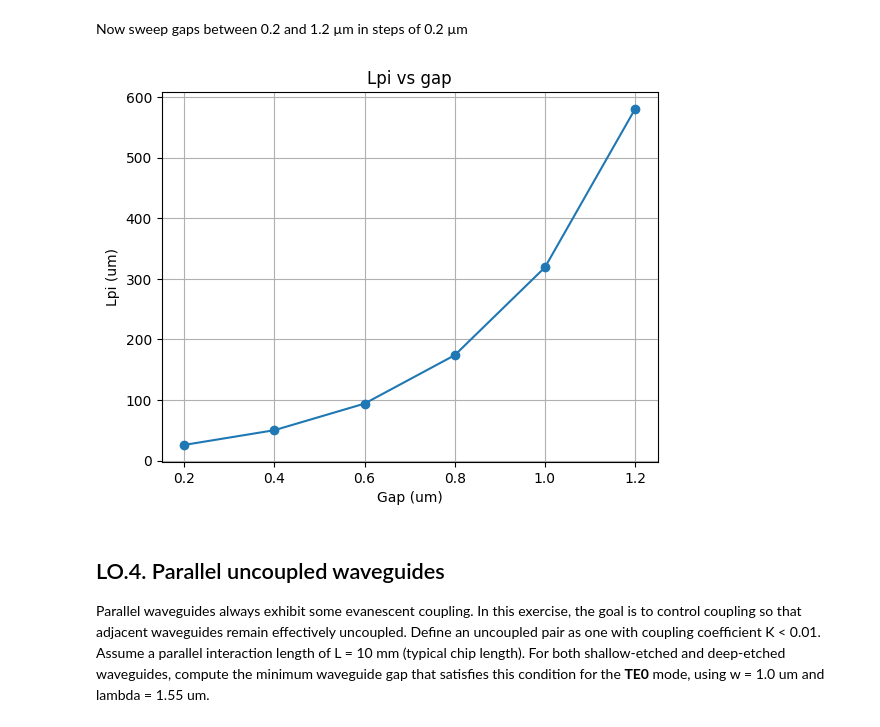
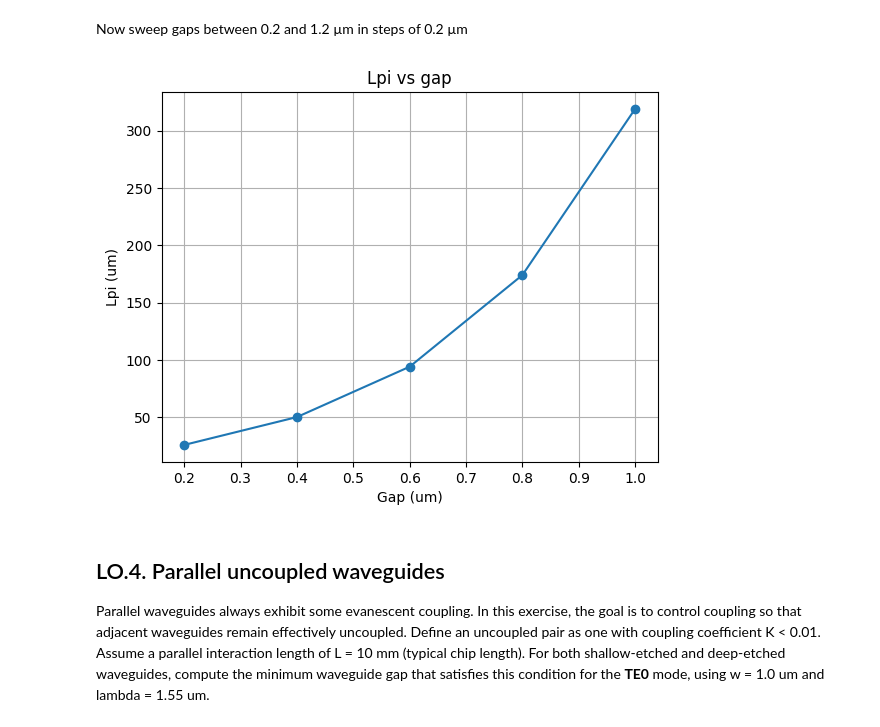
Before and after one commit to EvaristoNicolas/cifoin-lab2, a Jupyter notebook: COUPLERS_Student.ipynb, the cells around one changed output. Cells and saved outputs as stored; diff of their text form; code cells hidden in the pictures.

```diff
--- a/COUPLERS_Student.ipynb
+++ b/COUPLERS_Student.ipynb
@@ -251,34 +253,34 @@ Ratio over OUTs ['0.5000', '0.5000']
 Now sweep gaps between 0.2 and 1.2 µm in steps of 0.2 µm
 # %%
 # Evaristo Nicolas Travel - Code LO.3.:
-gaps = np.arange(0.2, 1.21, 0.2)
+gaps = np.arange(0.2, 1.2, 0.2)
 
 Lpi_list = []
 
 for g in gaps:
 
     m = DC_EME()
     m.MMI_num_modes = 12
 
     m.DC_wg_gap = g
     m.DC_wg_width = 1.2
     m.DC_N_waveguides = 2
 
     m.find_all_modes()
 
     L_pi = abs(m.get_L_pi())
     Lpi_list.append(L_pi)
 
 # Plot
 plt.figure()
 plt.plot(gaps, Lpi_list, 'o-')
 plt.xlabel("Gap (um)")
 plt.ylabel("Lpi (um)")
 plt.title("Lpi vs gap")
 plt.grid()
 plt.show()
 # %% [output]
-[figure, old version]
+[figure, new version]
 # %% [markdown]
 ## LO.4. Parallel uncoupled waveguides
 
```
Also changed, not shown: parts of 16 cells of this notebook, 1 other file.
